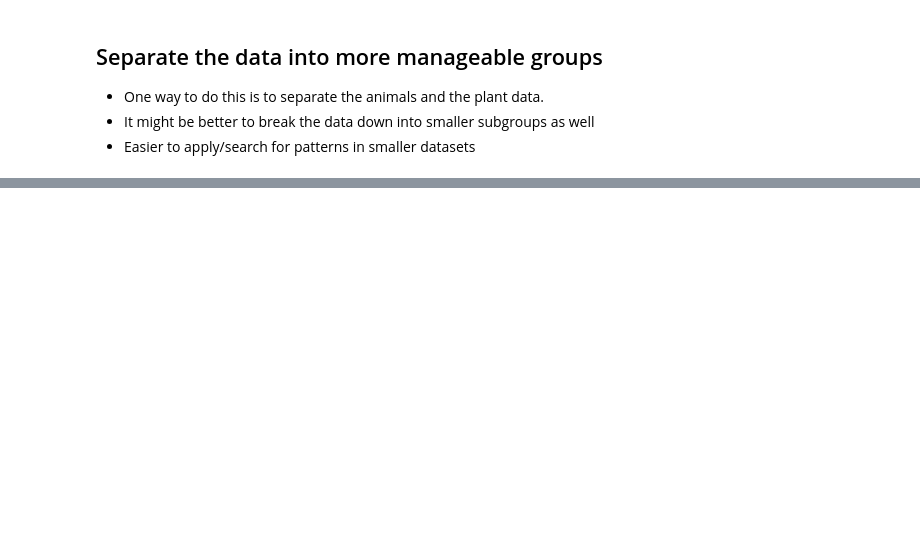
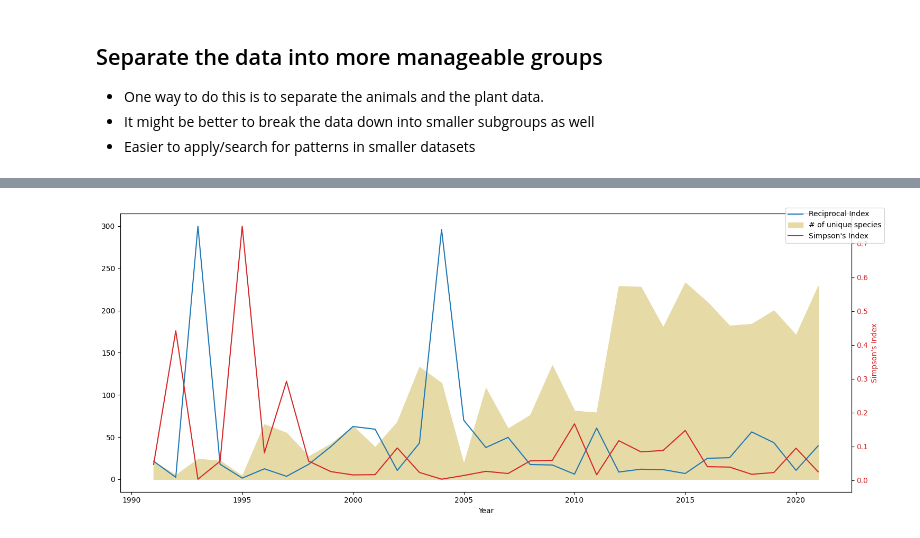
Before and after one commit to ninnzz/savekoalaplease, a Jupyter notebook: process.ipynb, the cells around one changed output, grey strips where cells are left out. Cells and saved outputs as stored; diff of their text form; code cells hidden in the pictures; blank space fills up the shorter version.

```diff
--- a/process.ipynb
+++ b/process.ipynb
@@ -141,0 +183,59 @@ plant_data.head(5)
+# %%
+useful_cols = ["individualCount", "year", "references", "basisOfRecord", "occurrenceID", "date_clean", "final_count"]
+
+def get_species_divserity_score(df):
+    """
+    Uses simpson's diversity index to get a year on year score.
+
+    Sources:
+    https://www.youtube.com/watch?v=7DOuku8876I
+    http://www.countrysideinfo.co.uk/simpsons.htm
+    https://geographyfieldwork.com/Simpson'sDiversityIndex.htm
+
+    Will use Simpson's Reciprocal Index and Simpson's index
+    - its easier to understand, score range is 1-N where N is total number of species
+    - not affected by rare species count
+    N(N-1) / sum(n(n-1))
+    """
+    year_range = df.date_clean.dt.year.unique()
+    yoy_index = []
+#     a = [1, 2, 10, 1, 1]
+#     b = [4, 5, 6]
+#     for year in [2001, 2002]:
+
+    for year in year_range:
+        _count = df[df.date_clean.dt.year == year].final_count.groupby([df.species]).agg("sum").values
+        _total = 0
+        for v in _count:
+            _total += v * (v-1)
+
+        _n = sum(_count)
+        index = _total / ((_n * (_n - 1)) or 1)
+        r_index = 1 / (index or 1)
+        # print(year ,len(_count), _total)
+        # Return year, index, and total # of species, # total num of organism
+        yoy_index.append((year, index, r_index, len(_count), _n))
+    return np.array(sorted(yoy_index))
+
+animal_index = get_species_divserity_score(a_bdf)
+plant_index = get_species_divserity_score(p_bdf)
+
+
+fig, ax1 = plt.subplots(figsize=(15,6))
+ax1.set_xlabel("Year")
+ax1.plot(animal_index[:, 0], animal_index[:, 2], label="Reciprocal Index")
+ax1.fill_between(animal_index[:, 0], animal_index[:, 3], color="#E6DAA6", label="# of unique species")
+ax2 = ax1.twinx()
+
+ax2.set_ylabel("Simpson's Index", color=color)  # we already handled the x-label with ax1
+ax2.plot(animal_index[:, 0], animal_index[:, 1], color="tab:red", label="Simpson's Index")
+ax2.tick_params(axis='y', labelcolor=color)
+
+fig.legend()
+fig.tight_layout()  # otherwise the right y-label is slightly clipped
+plt.show()
+
+
+# make two twin plots instead
+# %% [output]
+[figure, added]
```
Also changed, not shown: parts of 11 cells of this notebook.
